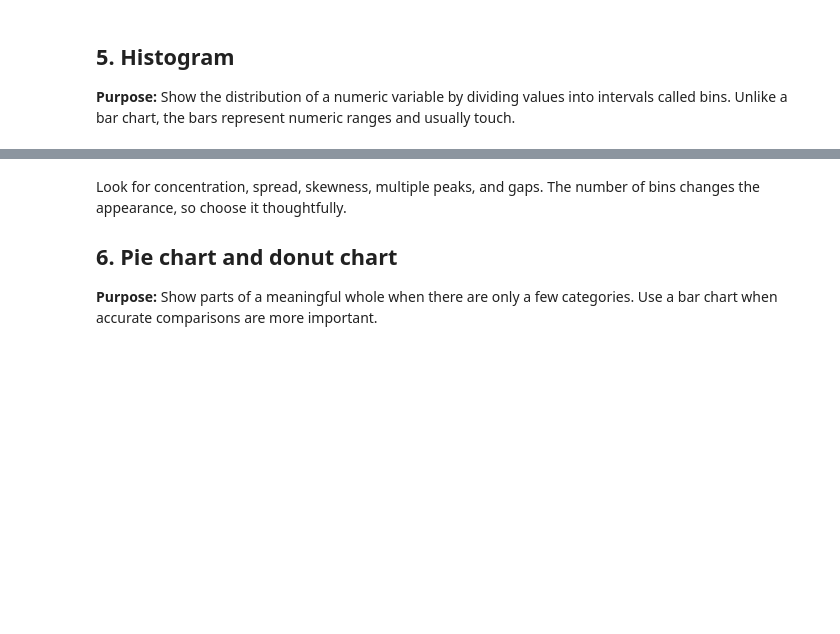
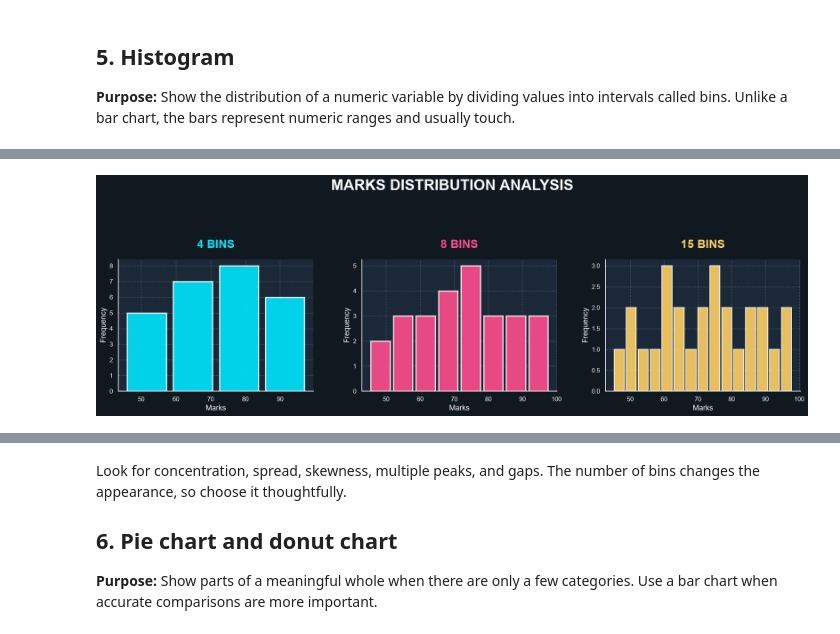
Before and after one commit to Bilalnadeem-DEV/python-advance, a Jupyter notebook: EDA/Data_Visualization_Matplotlib_Seaborn_Plotly.ipynb, the cells around one changed output, grey strips where cells are left out. Drawn from its saved outputs; the diff is of its cells as text; code cells hidden in the pictures; blank space fills up the shorter version.

```diff
--- a/EDA/Data_Visualization_Matplotlib_Seaborn_Plotly.ipynb
+++ b/EDA/Data_Visualization_Matplotlib_Seaborn_Plotly.ipynb
@@ -137,0 +200,87 @@ plt.show()
+# %%
+
+# Create 3 subplots
+fig, axes = plt.subplots(1, 3, figsize=(18, 6))
+
+# Background colors
+fig.patch.set_facecolor("#101820")
+
+# First subplot: 4 bins
+axes[0].hist(
+    marks,
+    bins=4,
+    color="#00E5FF",
+    edgecolor="white",
+    linewidth=2,
+    alpha=0.9,
+    rwidth=0.85
+)
+axes[0].set_title("4 BINS", fontsize=20, fontweight="bold", color="#00E5FF", pad=20)
+axes[0].set_xlabel("Marks", fontsize=13, color="white")
+axes[0].set_ylabel("Frequency", fontsize=13, color="white")
+axes[0].set_facecolor("#1B2838")
+axes[0].tick_params(colors="white")
+axes[0].grid(color="white", linestyle="--", alpha=0.2)
+axes[0].spines["bottom"].set_color("white")
+axes[0].spines["left"].set_color("white")
+axes[0].spines["top"].set_visible(False)
+axes[0].spines["right"].set_visible(False)
+
+# Second subplot: 8 bins
+axes[1].hist(
+    marks,
+    bins=8,
+    color="#FF4D8D",
+    edgecolor="white",
+    linewidth=2,
+    alpha=0.9,
+    rwidth=0.85
+)
+axes[1].set_title("8 BINS", fontsize=20, fontweight="bold", color="#FF4D8D", pad=20)
+axes[1].set_xlabel("Marks", fontsize=13, color="white")
+axes[1].set_ylabel("Frequency", fontsize=13, color="white")
+axes[1].set_facecolor("#1B2838")
+axes[1].tick_params(colors="white")
+axes[1].grid(color="white", linestyle="--", alpha=0.2)
+axes[1].spines["bottom"].set_color("white")
+axes[1].spines["left"].set_color("white")
+axes[1].spines["top"].set_visible(False)
+axes[1].spines["right"].set_visible(False)
+
+# Third subplot: 15 bins
+axes[2].hist(
+    marks,
+    bins=15,
+    color="#FFD166",
+    edgecolor="white",
+    linewidth=1.5,
+    alpha=0.9,
+    rwidth=0.85
+)
+axes[2].set_title("15 BINS", fontsize=20, fontweight="bold", color="#FFD166", pad=20)
+axes[2].set_xlabel("Marks", fontsize=13, color="white")
+axes[2].set_ylabel("Frequency", fontsize=13, color="white")
+axes[2].set_facecolor("#1B2838")
+axes[2].tick_params(colors="white")
+axes[2].grid(color="white", linestyle="--", alpha=0.2)
+axes[2].spines["bottom"].set_color("white")
+axes[2].spines["left"].set_color("white")
+axes[2].spines["top"].set_visible(False)
+axes[2].spines["right"].set_visible(False)
+
+# Main heading
+fig.suptitle(
+    "MARKS DISTRIBUTION ANALYSIS",
+    fontsize=26,
+    fontweight="bold",
+    color="white",
+    y=1.02
+)
+
+# Layout
+plt.tight_layout(pad=3)
+
+# Display graph
+plt.show()
+# %% [output]
+[figure, added]
```
Also changed, not shown: parts of 10 cells of this notebook, 2 other files.
